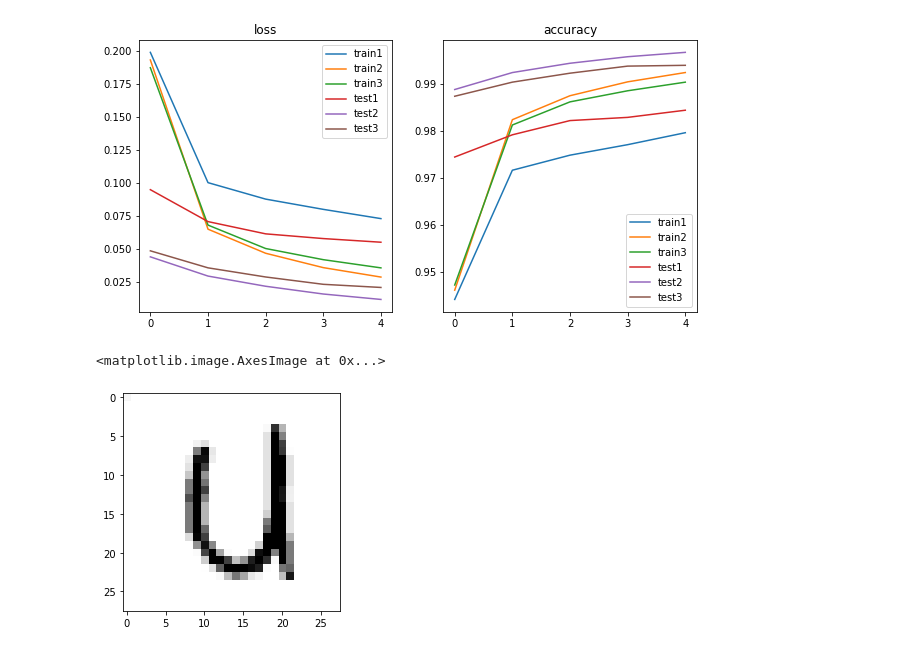
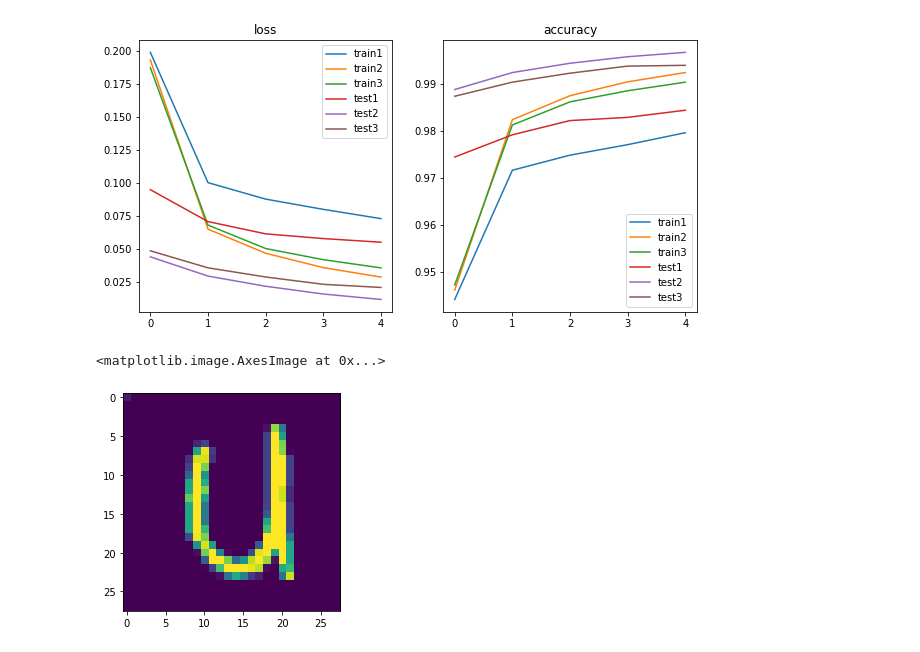
Before and after one commit to chintan-27/HandwrittenLetterRecognition, a Jupyter notebook: LetterRecognitionModel.ipynb, the cells around one changed output. Drawn from its saved outputs; the diff is of its cells as text; code cells hidden in the pictures.

```diff
--- a/LetterRecognitionModel.ipynb
+++ b/LetterRecognitionModel.ipynb
@@ -293,7 +293,7 @@ plt.show()
 # %% [output]
 [figure]
 # %%
-plt.imshow(X_test[[1]].reshape(28,28),cmap='Greys')
+plt.imshow(X_test[[1]].reshape(28,28))
 # %% [output]
 <matplotlib.image.AxesImage at 0x...>
-[figure, old version]
+[figure, new version]
```
Also changed, not shown: parts of 4 cells of this notebook, 3 other files.
